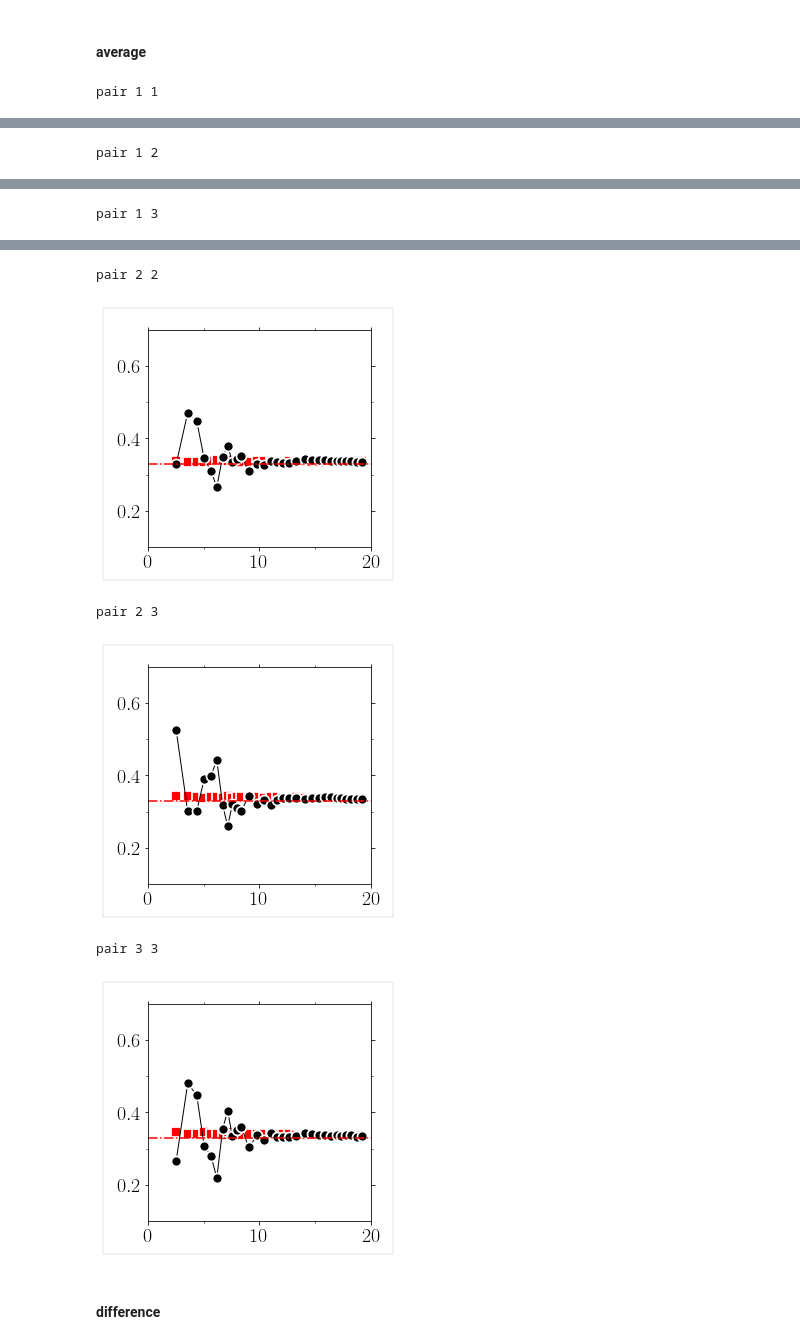
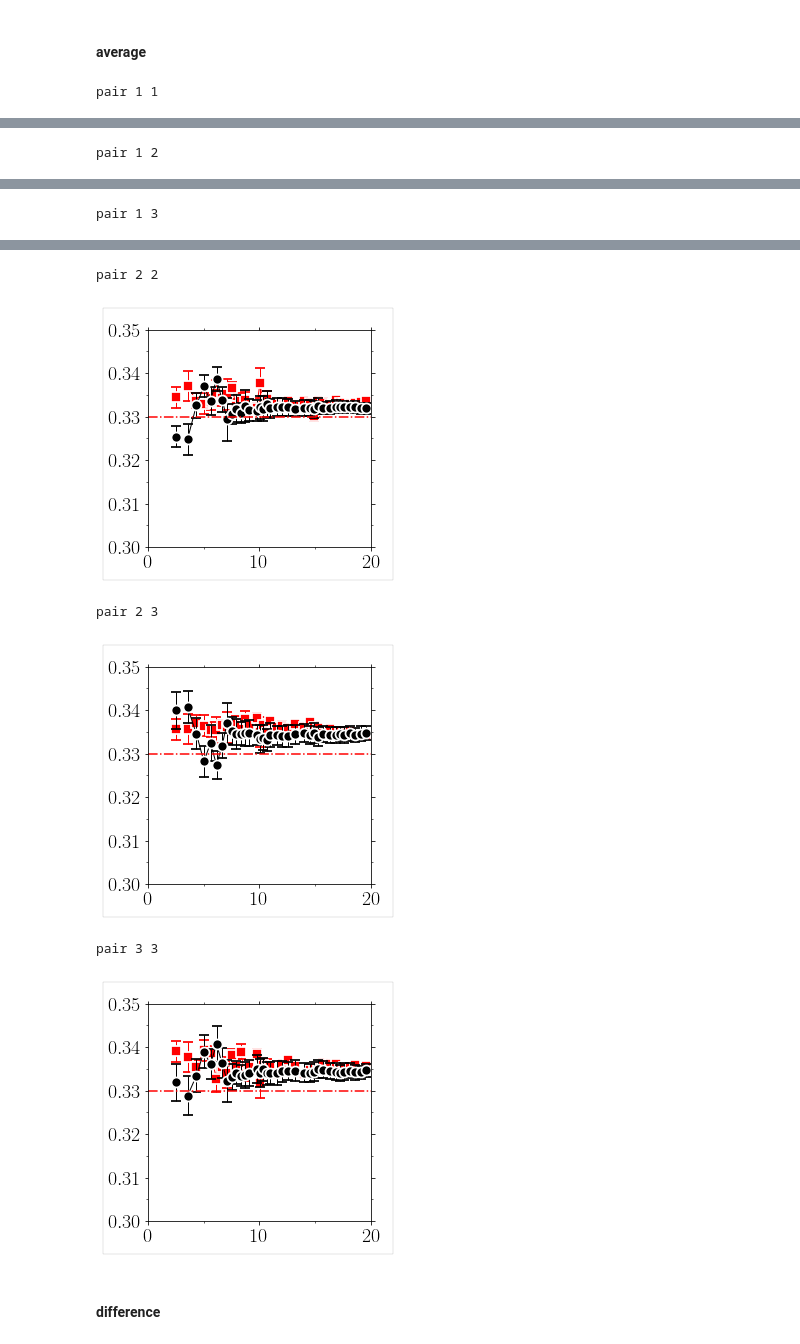
Before and after one commit to kkarimi62/HeaDef, a Jupyter notebook: postprocess/pressFluc2nd.ipynb, the cells around one changed output, grey strips where cells are left out. Saved outputs shown, nothing was run; the diff lists cells and outputs as text; code cells hidden in the pictures.

```diff
--- a/postprocess/pressFluc2nd.ipynb
+++ b/postprocess/pressFluc2nd.ipynb
@@ -250,7 +250,7 @@ if eval(confParser['flags']['StrsCurve']):
     utl.PltErr(0.5*strain,stress,
                attrs={'fmt':'-'},
               xlim=(0,0.05),
-               ylim=(stress[0],0.5),
+#               ylim=(stress[0],0.5),
                xstr=r'$\epsilon_{xy}$',
                ystr=r'$\sigma_{xy}$',
                title='stress.png'
@@ -2470,6 +2470,8 @@ if eval(confParser['flags']['SroParameter']):
 # %%
 if eval(confParser['flags']['SroParameter']) and not\
    eval(confParser['flags']['RemoteMachine']):
+
+    cutoff = eval(confParser['neigh list']['cutoff'])
 
     #--- plot
     symbols=Symbols()
@@ -2481,7 +2483,7 @@ if eval(confParser['flags']['SroParameter']) and not\
     dp0={}
     dp1={}
     temp = 400
-    pathh = 'NiCoCrNatom100KTemp%ssro/Run0'%temp
+    pathh = 'NiCoCrNatom100KTemp%ssroFarkas/Run0'%temp
     p1_mean = {}
     err_p1 = {}
     for pairi, pairj in [(1,1),(1,2),(1,3),(2,2),(2,3),(3,3)]:
@@ -2496,12 +2498,12 @@ if eval(confParser['flags']['SroParameter']) and not\
 
 
         #--- plot
-        ax=    PltErr(bin_edges1,p1_mean[count],yerr=err_p1[count],
+        ax=    PltErr(bin_edges1,p1_mean[count],yerr=2*err_p1[count],
                     Plot=False,
                         attrs=symbols.GetAttrs(count=0,zorder=2),
                   )
 
-        ax = PltErr(bin_edges0,p0[count],yerr=dp0[count],
+        ax = PltErr(bin_edges0,p0[count],yerr=2*dp0[count],
                    ax=ax,
                     Plot=False,
                         attrs=symbols.GetAttrs(count=1,zorder=1),
@@ -2509,10 +2511,10 @@ if eval(confParser['flags']['SroParameter']) and not\
 
         PltErr([0,cutoff],[0.33,0.33],
                   xlim=[0,cutoff],
-                  ylim=[0.1,.7],
+                  ylim=[0.3,0.35],#[0.1,.7],
                    ax=ax,
                    attrs={'fmt':'-.r'},
-                   title='orderParameter/wc_%s%s_sheng.png'%(pairi,pairj),
+                   title='orderParameter/wc_%s%s_farkas_T%sK.png'%(pairi,pairj,temp),
         #               ystr='$p_{%s%s}(r)$'%(pairi,pairj),
         #               xstr='$r$',
         #               legend=True,
@@ -2530,9 +2532,9 @@ pair 1 3
 pair 2 2
-[figure, old version]
+[figure, new version]
 pair 2 3
-[figure, old version]
+[figure, new version]
 pair 3 3
-[figure, old version]
+[figure, new version]
 # %% [markdown]
 #### difference
 # %%
```
Also changed, not shown: parts of 3 cells of this notebook, 1 other file.
